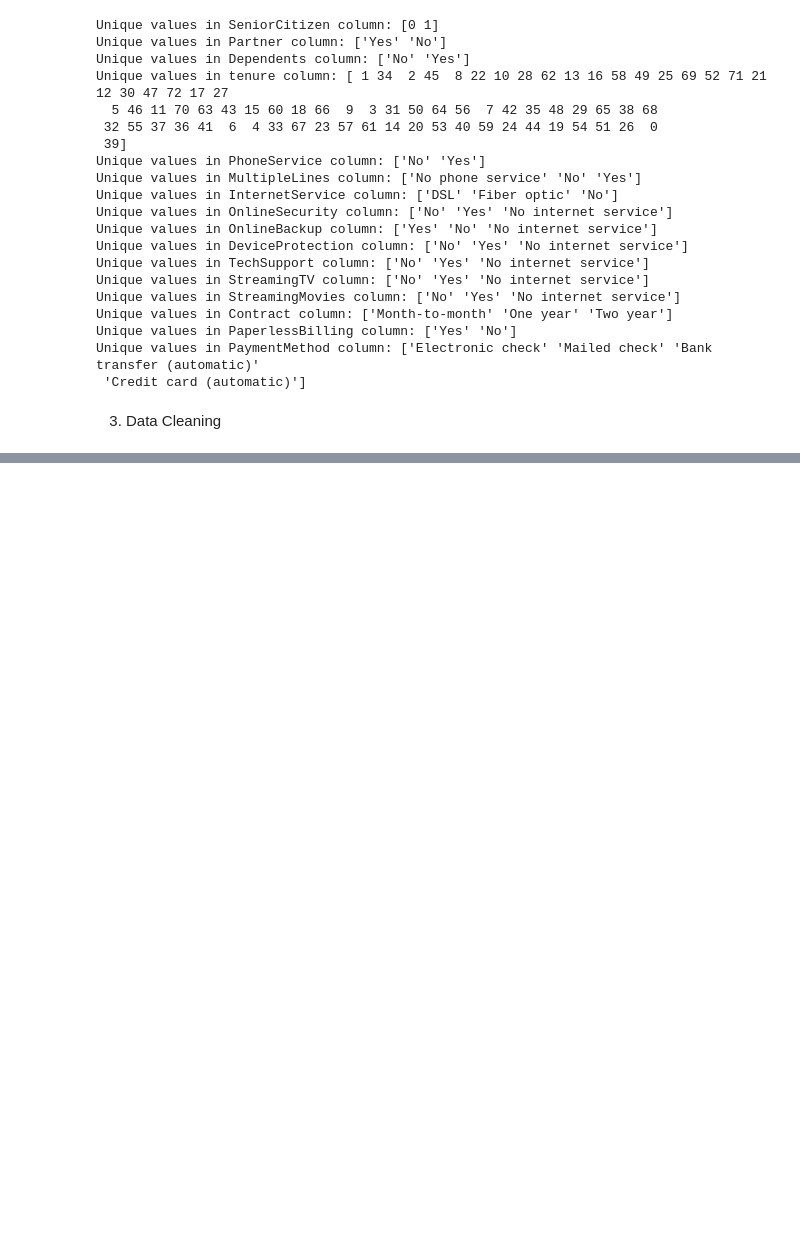
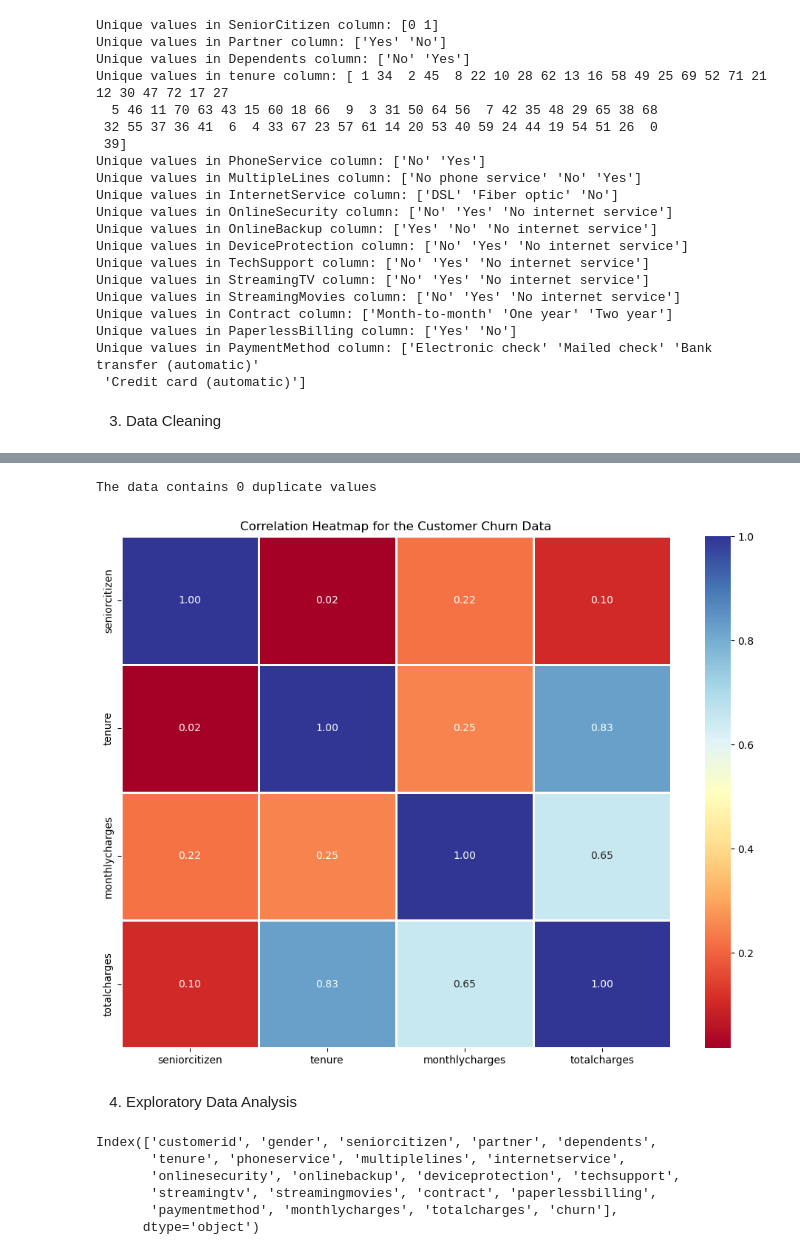
Before and after one commit to Sam1522/Predicting-Telco-Customer-Churn, a Jupyter notebook: Customer Churn Prediction.ipynb, the cells around one changed output, grey strips where cells are left out. Cells and saved outputs as stored; diff of their text form; code cells hidden in the pictures; blank space fills up the shorter version.

```diff
--- a/Customer Churn Prediction.ipynb
+++ b/Customer Churn Prediction.ipynb
@@ -226,0 +219,4 @@ customer_churn.isnull().sum().sum()
+# %%
+#Checking the columns to ascertain they are well written
+col_name=customer_churn.columns
+col_name
@@ -226,0 +232,18 @@ customer_churn.isnull().sum().sum()
+# %%
+# Rectifying the errors and inconsistencies in the column names
+
+def correct_column_name(col_name):
+    # Replace spaces with underscores
+    col_name = col_name.replace(' ', '_')
+    # Convert to lowercase
+    col_name = col_name.lower()
+
+
+    return col_name
+
+# Apply the mapping function to correct the column names
+customer_churn.columns = customer_churn.columns.map(correct_column_name)
+
+# Display the column names to check the corrected column names
+Cols=customer_churn.columns
+print(Cols)
@@ -226,0 +275,9 @@ customer_churn.isnull().sum().sum()
+# %%
+# Changing the data type of total charges column
+
+# Replace non-numeric values with 0
+customer_churn["totalcharges"] = pd.to_numeric(customer_churn["totalcharges"], errors="coerce").fillna(0)
+
+customer_churn["totalcharges"].astype("float64")
+
+customer_churn.info()
@@ -226,0 +302,29 @@ customer_churn.isnull().sum().sum()
+# %%
+#Checking for duplicates in the data
+
+duplicates=customer_churn.duplicated().sum()
+print(f"The data contains {duplicates} duplicate values")
+# %% [output]
+The data contains 0 duplicate values
+# %%
+#Visualizing the correlation heatmap
+
+plt.figure(figsize=(12, 9))
+sns.heatmap(customer_churn.corr(), annot=True, cmap='RdYlBu', fmt='.2f',
+            annot_kws=None,
+            linewidths=1)
+plt.title("Correlation Heatmap for the Customer Churn Data")
+plt.show()
+# %% [output]
+[figure, added]
+# %% [markdown]
+4. Exploratory Data Analysis
+# %%
+customer_churn.columns
+# %% [output]
+Index(['customerid', 'gender', 'seniorcitizen', 'partner', 'dependents',
+       'tenure', 'phoneservice', 'multiplelines', 'internetservice',
+       'onlinesecurity', 'onlinebackup', 'deviceprotection', 'techsupport',
+       'streamingtv', 'streamingmovies', 'contract', 'paperlessbilling',
+       'paymentmethod', 'monthlycharges', 'totalcharges', 'churn'],
+      dtype='object')
```
Also changed, not shown: parts of 12 cells of this notebook.
